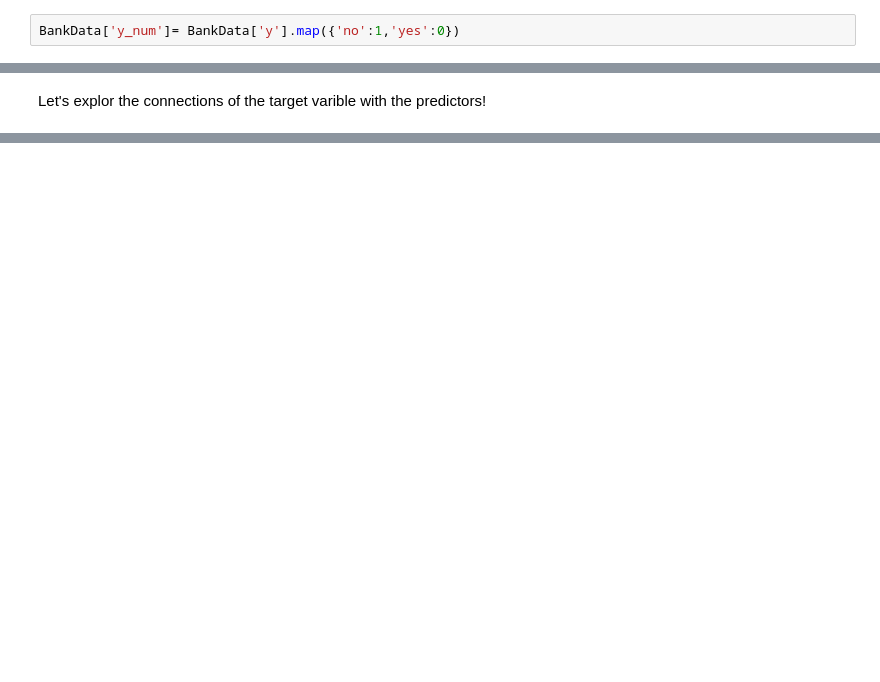
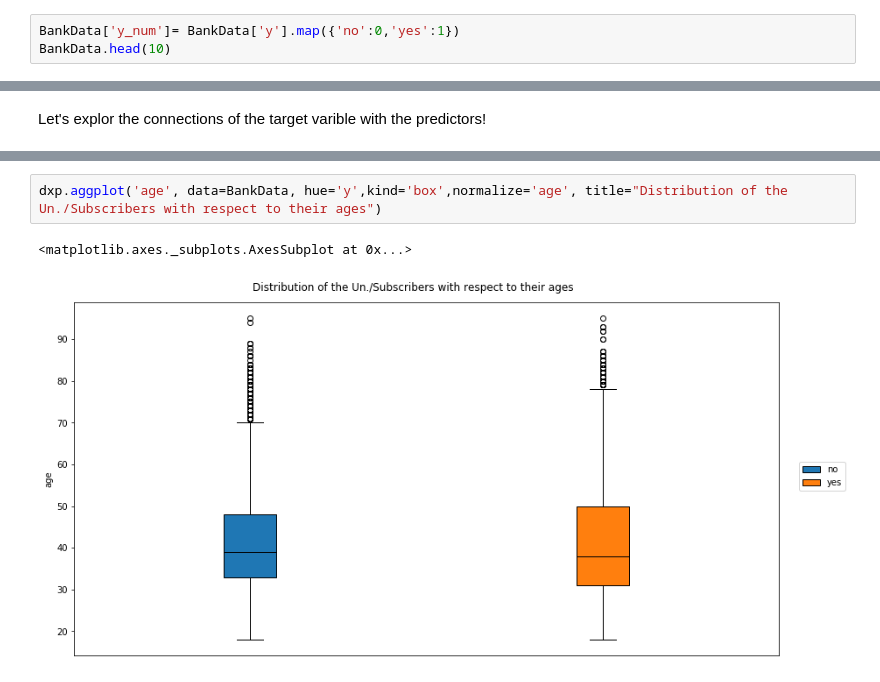
Before and after one commit to Nada-gh/BankMarketing, a Jupyter notebook: DataExploration.ipynb, the cells around one changed output, grey strips where cells are left out. Saved outputs shown, nothing was run; the diff lists cells and outputs as text; blank space fills up the shorter version.

```diff
--- a/DataExploration.ipynb
+++ b/DataExploration.ipynb
@@ -65,2 +162,3 @@ It looks like we have much more "no" than "yes" results in imbalanced data!
 # %%
-BankData['y_num']= BankData['y'].map({'no':1,'yes':0})
+BankData['y_num']= BankData['y'].map({'no':0,'yes':1})
+BankData.head(10)
@@ -98,0 +217,5 @@ BankData_catog= BankData[['job', 'marital', 'education', 'default','housing', 'l
+# %%
+dxp.aggplot('age', data=BankData, hue='y',kind='box',normalize='age', title="Distribution of the Un./Subscribers with respect to their ages")
+# %% [output]
+<matplotlib.axes._subplots.AxesSubplot at 0x...>
+[figure, added]
```
Also changed, not shown: parts of 171 cells of this notebook.
